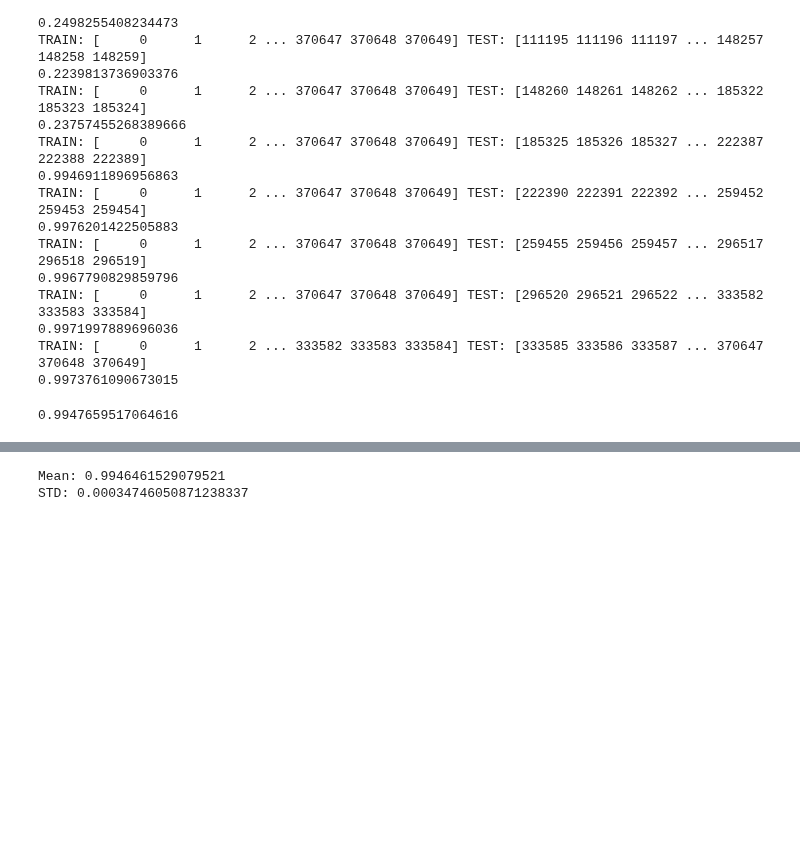
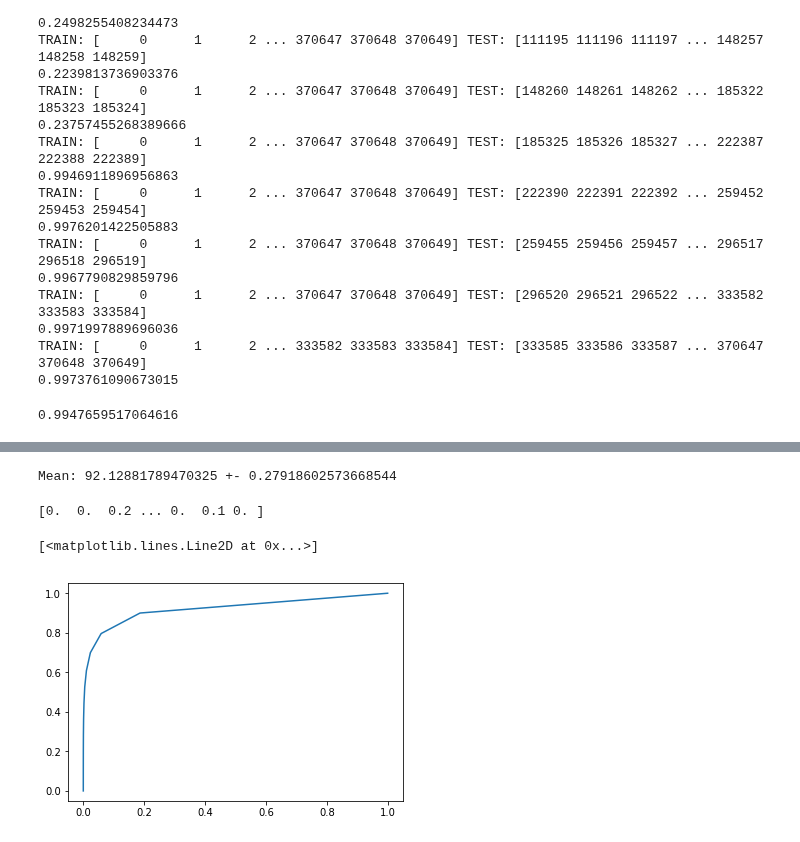
Before and after one commit to malfarasplux/pnet2019, a Jupyter notebook: explore_ipynb/classification_simple_approach.ipynb, the cells around one changed output, grey strips where cells are left out. Cells and saved outputs as stored; diff of their text form; code cells hidden in the pictures; blank space fills up the shorter version.

```diff
--- a/explore_ipynb/classification_simple_approach.ipynb
+++ b/explore_ipynb/classification_simple_approach.ipynb
@@ -101,8 +115,9 @@ pH : 1423
 # Begin Classification
 # %%
 from sklearn.ensemble import RandomForestClassifier, AdaBoostClassifier
+from sklearn.tree import DecisionTreeClassifier, DecisionTreeRegressor
 from sklearn.model_selection import LeaveOneOut, KFold, ShuffleSplit
-from sklearn.metrics import f1_score, accuracy_score, roc_auc_score
+from sklearn.metrics import f1_score, accuracy_score, roc_auc_score, roc_curve, confusion_matrix
 from sklearn import svm
 from sklearn.neighbors import KNeighborsClassifier as knn
 from sklearn.preprocessing import MinMaxScaler
@@ -111,14 +126,22 @@ from sklearn.discriminant_analysis import QuadraticDiscriminantAnalysis
 from sklearn.naive_bayes import GaussianNB
 from sklearn.gaussian_process import GaussianProcessClassifier
 from sklearn.gaussian_process.kernels import RBF
+from imblearn.over_sampling import SMOTE
 
-scaler = MinMaxScaler()
+# scaler = MinMaxScaler()
 x = new_dataset[:,:-1]
-scaler = scaler.fit(x)
-x = scaler.transform(x)
+# scaler = scaler.fit(x)
+# x = scaler.transform(x)
 
 y = new_dataset[:,-1]
 print(len(np.where(y==1)[0]))
+print(len(y))
+
+# %pylab inline
+# plt.figure()
+# plt.plot(x)
+# plt.plot(-y*100)
+# plt.show()
 # x_under_sampled = [i for i in x[np.where(y!=1)[0]]]
 # x_under_sampled.append(x[np.where(y==1)[0]])
 # %% [output]
@@ -129,10 +153,10 @@ print(len(np.where(y==1)[0]))
 Smote is an oversampling technique used to balance unbalanced data. In this case it oversamples the class with less number of samples.<br>
 We could also undersample the class with the highest number of samples.
 # %%
-from imblearn.over_sampling import SMOTE
+# from imblearn.over_sampling import SMOTE
 
 # Possibly cause overfit
-x, y = SMOTE().fit_resample(x, y)
+# x, y = SMOTE().fit_resample(x, y)
 # %% [markdown]
 # Principal Component Analysis
 PCA allows to find components that carry most of the information and to reduce data dimensionality, hopefully, improving the classifiers' results.
@@ -261,6 +299,20 @@ TRAIN: [ 44483 172145 293450 ... 287433 217777 121965] TEST: [ 41062  56401 1173
-# %%
-print("Mean: " + str(np.mean(auc)))
-print("STD: " + str(np.std(auc)))
-# %% [output]
-Mean: 0.9946461529079521
-STD: 0.00034746050871238337
+# %%
+print("Mean: " + str(100*np.mean(auc)) + " +- " + str(100*np.std(auc)))
+# print("Mean: " + str(100*np.mean(f_score)) + " +- " + str(100*np.std(f_score)))
+# print("Mean: " + str(100*np.mean(acc)) + " +- " + str(100*np.std(acc)))
+# %% [output]
+Mean: 92.12881789470325 +- 0.27918602573668544
+# %%
+print(np.concatenate(res))
+res = np.concatenate(res)
+y_test_all = np.concatenate(y_test_all)
+# %% [output]
+[0.  0.  0.2 ... 0.  0.1 0. ]
+# %%
+fpr, tpr, thresholds = roc_curve(y_test_all, res, pos_label=1)
+
+import matplotlib.pylab as plt
+plt.plot(fpr, tpr)
+# %% [output]
+[<matplotlib.lines.Line2D at 0x...>]
+[figure, added]
```
Also changed, not shown: parts of 8 cells of this notebook, 2 other files.
